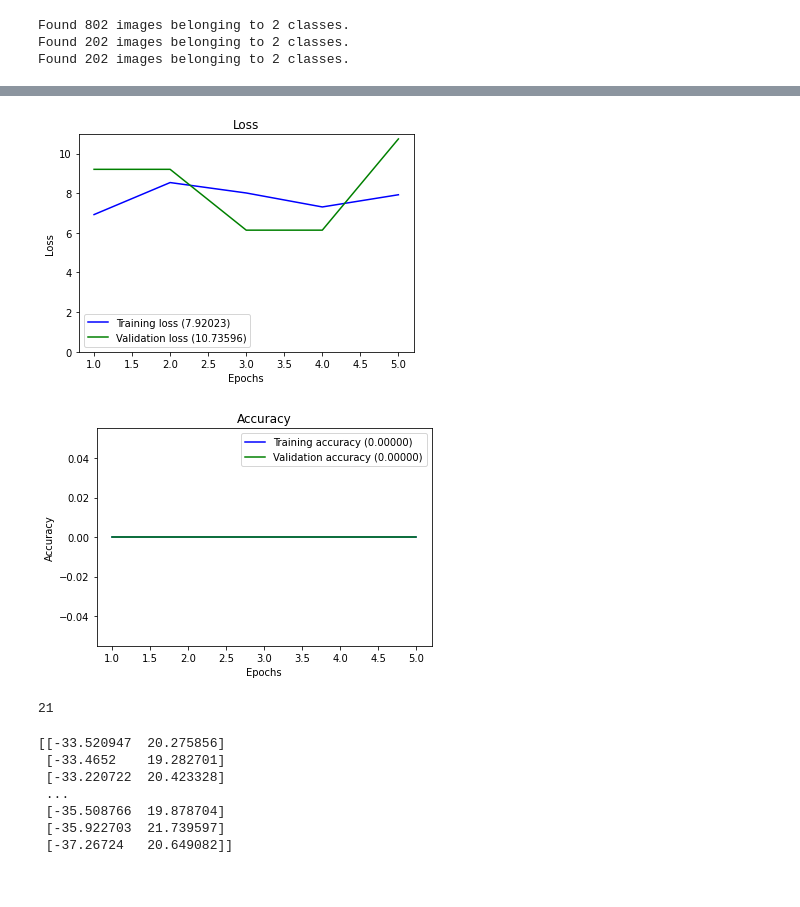
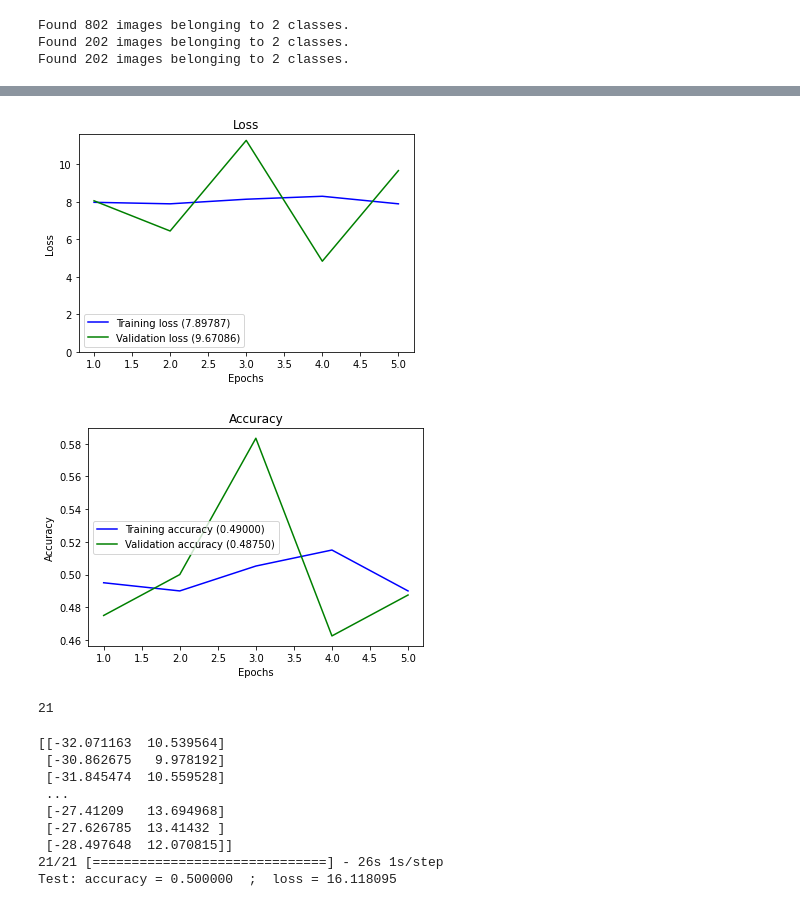
Before and after one commit to Preethi-96/ImageProcessing, a Jupyter notebook: DatFile_Analysis.ipynb, the cells around one changed output, grey strips where cells are left out. Cells and saved outputs as stored; diff of their text form; code cells hidden in the pictures.

```diff
--- a/DatFile_Analysis.ipynb
+++ b/DatFile_Analysis.ipynb
@@ -70,20 +70,25 @@ import tensorflow as tf
 #testgen = ImageDataGenerator()
 
 
-train_batches = ImageDataGenerator(preprocessing_function=tf.keras.applications.vgg16.preprocess_input).flow_from_directory(directory=r'/content/drive/My Drive/train', target_size=(480,640), classes=['Dat1', 'Dat3'], batch_size=10)
-valid_batches = ImageDataGenerator(preprocessing_function=tf.keras.applications.vgg16.preprocess_input).flow_from_directory(directory=r'/content/drive/My Drive/valid', target_size=(480,640), classes=['Dat1', 'Dat3'], batch_size=10)
-test_batches = ImageDataGenerator(preprocessing_function=tf.keras.applications.vgg16.preprocess_input).flow_from_directory(directory=r'/content/drive/My Drive/test', target_size=(480,640), classes=['Dat1', 'Dat3'], batch_size=10, shuffle=False)
+train_batches = ImageDataGenerator(preprocessing_function=tf.keras.applications.vgg16.preprocess_input).flow_from_directory(directory=r'/content/drive/My Drive/train', target_size=(480,640), classes=['Dat1', 'Dat3'], class_mode='categorical', batch_size=10)
+valid_batches = ImageDataGenerator(preprocessing_function=tf.keras.applications.vgg16.preprocess_input).flow_from_directory(directory=r'/content/drive/My Drive/valid', target_size=(480,640), classes=['Dat1', 'Dat3'], class_mode='categorical', batch_size=10)
+test_batches = ImageDataGenerator(preprocessing_function=tf.keras.applications.vgg16.preprocess_input).flow_from_directory(directory=r'/content/drive/My Drive/test', target_size=(480,640), classes=['Dat1', 'Dat3'], class_mode='categorical', batch_size=10, shuffle=False)
 # %% [output]
 Found 802 images belonging to 2 classes.
 Found 202 images belonging to 2 classes.
 Found 202 images belonging to 2 classes.
 # %%
- model.compile(loss='binary_crossentropy',
+ import keras
+
+ model.compile(loss='categorical_crossentropy',
                optimizer='rmsprop',
-               metrics=['binary_accuracy'])
+               metrics=['accuracy'])
 batch_size=10
 m=model.fit_generator(train_batches, steps_per_epoch=200//batch_size,epochs=5,validation_data=valid_batches,validation_steps=80//batch_size)
-
+# callbacks=[
+#  keras.callbacks.EarlyStopping(patience=8, verbose=1, restore_best_weights=True),
+#  keras.callbacks.ReduceLROnPlateau(factor=.5, patience=3, verbose=1),
+#  ])
 
 import matplotlib.pyplot as plt
 def plot_history(history):
@@ -142,5 +147,5 @@ Epoch 5/5
-[figure, old version]
+[figure, new version]
-[figure, old version]
+[figure, new version]
 # %%
 print(len(test_batches))
 predictions=model.predict_generator(test_batches, steps=80)
@@ -148,12 +153,16 @@ predictions=model.predict_generator(test_batches, steps=80)
 21
 # %%
 print(predictions)
+loss,accuracy = model.evaluate(test_batches,verbose=1)
+print("Test: accuracy = %f  ;  loss = %f" % (accuracy, loss))
 predicted_class_indices = np.argmax(predictions,axis=1)
 # %% [output]
-[[-33.520947  20.275856]
- [-33.4652    19.282701]
- [-33.220722  20.423328]
+[[-32.071163  10.539564]
+ [-30.862675   9.978192]
+ [-31.845474  10.559528]
  ...
- [-35.508766  19.878704]
- [-35.922703  21.739597]
- [-37.26724   20.649082]]
+ [-27.41209   13.694968]
+ [-27.626785  13.41432 ]
+ [-28.497648  12.070815]]
+21/21 [==============================] - 26s 1s/step
+Test: accuracy = 0.500000  ;  loss = 16.118095
```
Also changed, not shown: parts of 1 cell of this notebook.
